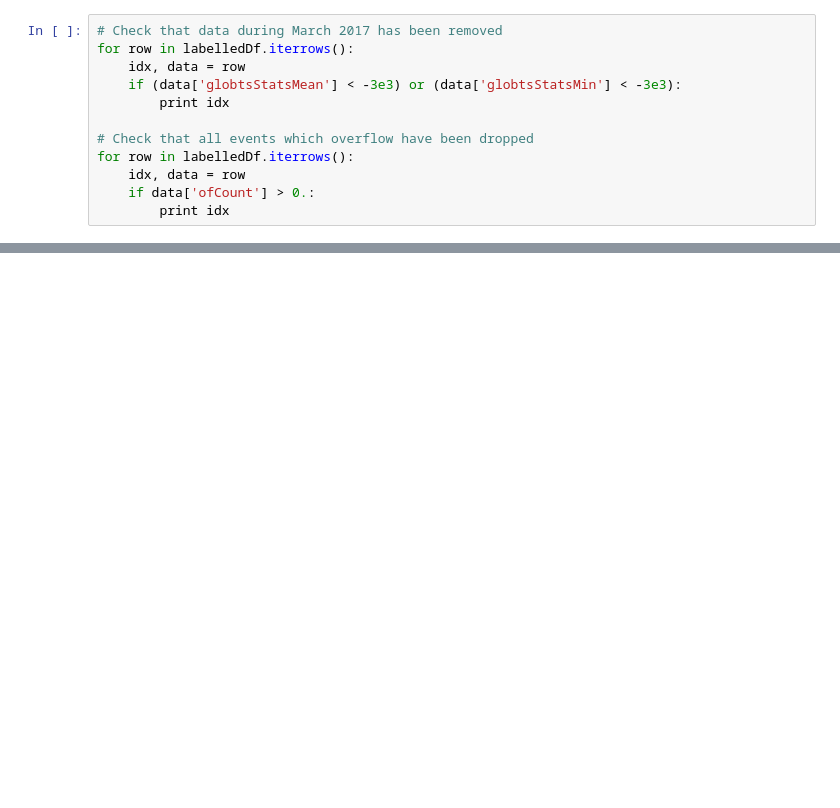
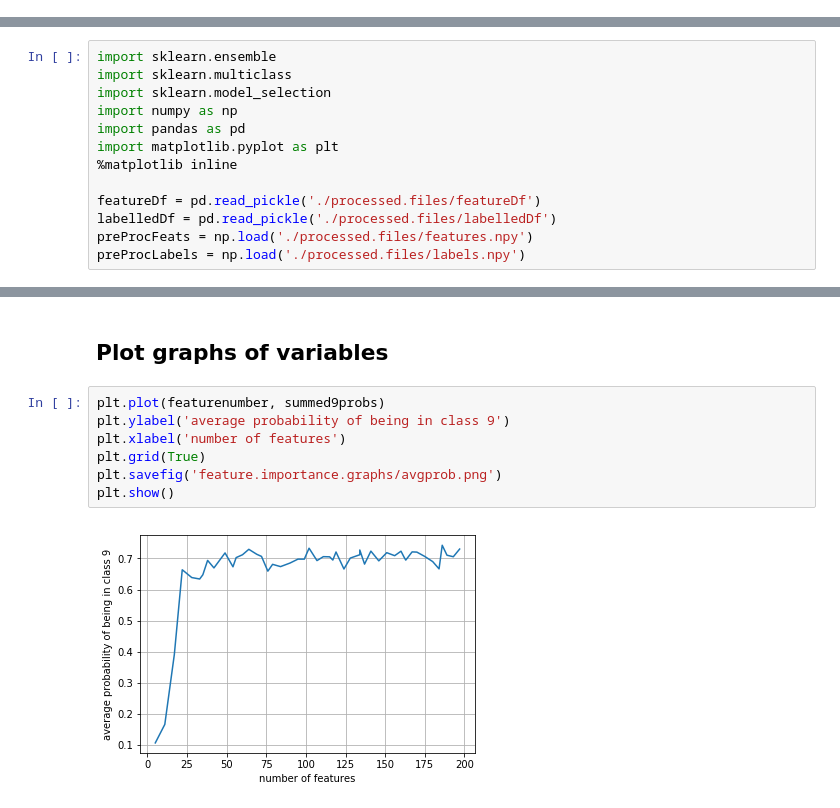
Before and after one commit to inigoval/pulseClassifier, a Jupyter notebook: notebooks/modelsandbox.randforest.fimpgraph.ipynb, the cells around one changed output, grey strips where cells are left out. Drawn from its saved outputs; the diff is of its cells as text; blank space fills up the shorter version.

```diff
--- a/notebooks/modelsandbox.randforest.fimpgraph.ipynb
+++ b/notebooks/modelsandbox.randforest.fimpgraph.ipynb
@@ -173,12 +0,0 @@ relMJDmedian 0.0 9.1916990641e-05 2.00875725459e-05
-# %%
-# Check that data during March 2017 has been removed
-for row in labelledDf.iterrows():
-    idx, data = row
-    if (data['globtsStatsMean'] < -3e3) or (data['globtsStatsMin'] < -3e3):
-        print idx
-
-# Check that all events which overflow have been dropped
-for row in labelledDf.iterrows():
-    idx, data = row
-    if data['ofCount'] > 0.:
-        print idx
@@ -400,0 +7,13 @@ plt.show()
+# %%
+import sklearn.ensemble
+import sklearn.multiclass
+import sklearn.model_selection
+import numpy as np
+import pandas as pd
+import matplotlib.pyplot as plt
+%matplotlib inline
+
+featureDf = pd.read_pickle('./processed.files/featureDf')
+labelledDf = pd.read_pickle('./processed.files/labelledDf')
+preProcFeats = np.load('./processed.files/features.npy')
+preProcLabels = np.load('./processed.files/labels.npy')
@@ -400,0 +113,11 @@ plt.show()
+# %% [markdown]
+## Plot graphs of variables
+# %%
+plt.plot(featurenumber, summed9probs)
+plt.ylabel('average probability of being in class 9')
+plt.xlabel('number of features')
+plt.grid(True)
+plt.savefig('feature.importance.graphs/avgprob.png')
+plt.show()
+# %% [output]
+[figure, added]
```
Also changed, not shown: parts of 51 cells of this notebook, 2 other files.
